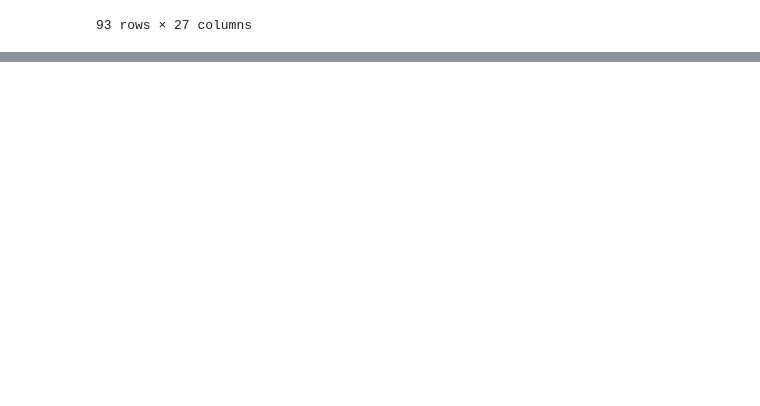
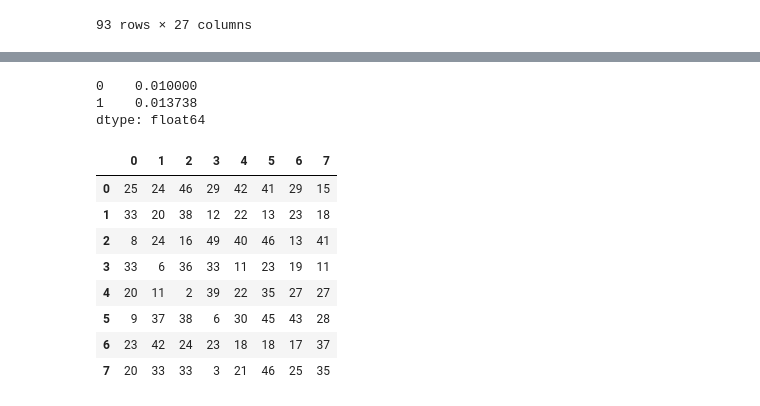
Before and after one commit to kishan-chakraborty/Tutorials, a Jupyter notebook: Pandas/tut1.ipynb, the cells around one changed output, grey strips where cells are left out. Drawn from its saved outputs; the diff is of its cells as text; code cells hidden in the pictures; blank space fills up the shorter version.

```diff
--- a/Pandas/tut1.ipynb
+++ b/Pandas/tut1.ipynb
@@ -512,0 +561,9 @@ Index(['Manufacturer', 'Model', 'Type', 'Min.Price', 'Price', 'Max.Price',
+# %%
+# 46. Change the pamdas display settings on printing the dataframe df it shows a maximum of 10 rows and 10 columns.
+# Solution
+pd.set_option('display.max_columns', 10)
+pd.set_option('display.max_rows', 10)
+# %%
+# 48. Format the values as percentage
+df = pd.DataFrame(np.random.random(4), columns=['random'])
+df.set_option
@@ -512,0 +606,31 @@ Index(['Manufacturer', 'Model', 'Type', 'Min.Price', 'Price', 'Max.Price',
+# %%
+ser[ser<=tile5].replace(tile5)
+# %% [output]
+0    0.010000
+1    0.013738
+dtype: float64
+# %%
+# 55. Reshape df to the largest possible square with negative values removed. Drop the smallest values if need be.
+# The order of the positive numbers in the result should remain the same as the original.
+df = pd.DataFrame(np.random.randint(-20, 50, 100).reshape(10,-1))
+df_vals = df.values
+mask = list(df_vals.flatten()>=0)
+df_positive = df_vals.flatten()[mask]
+
+# Find the length of the square
+l = int(np.sqrt(len(df_positive)))
+
+# Find the top l^2 indices
+max_l2 = np.argsort(df_positive)
+vals = df_positive[np.sort(max_l2[-l**2:])]
+pd.DataFrame(vals.reshape(l,-1))
+# %% [output]
+|  | 0 | 1 | 2 | 3 | 4 | 5 | 6 | 7 |
+| 0 | 25 | 24 | 46 | 29 | 42 | 41 | 29 | 15 |
+| 1 | 33 | 20 | 38 | 12 | 22 | 13 | 23 | 18 |
+| 2 | 8 | 24 | 16 | 49 | 40 | 46 | 13 | 41 |
+| 3 | 33 | 6 | 36 | 33 | 11 | 23 | 19 | 11 |
+| 4 | 20 | 11 | 2 | 39 | 22 | 35 | 27 | 27 |
+| 5 | 9 | 37 | 38 | 6 | 30 | 45 | 43 | 28 |
+| 6 | 23 | 42 | 24 | 23 | 18 | 18 | 17 | 37 |
+| 7 | 20 | 33 | 33 | 3 | 21 | 46 | 25 | 35 |
```
Also changed, not shown: parts of 13 cells of this notebook, 2 other files.
